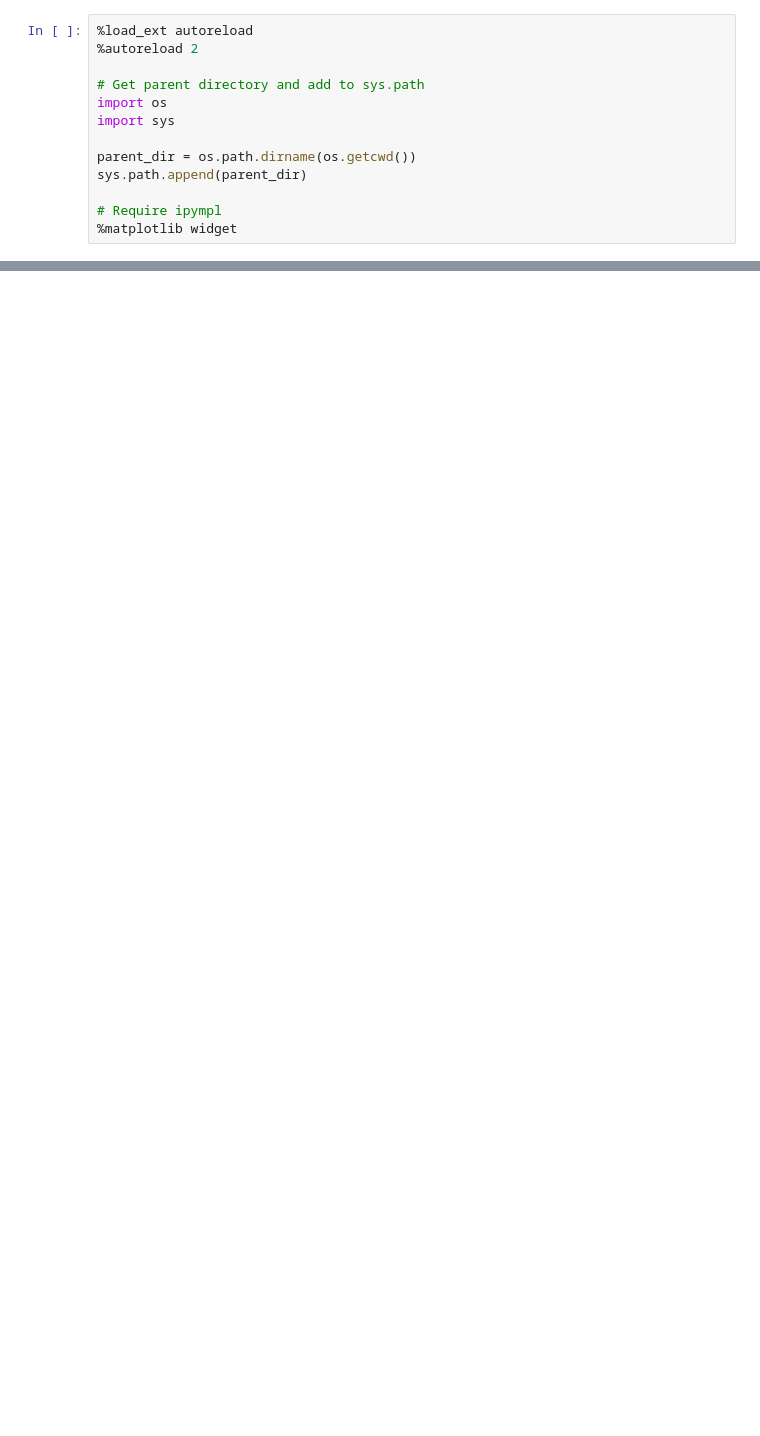
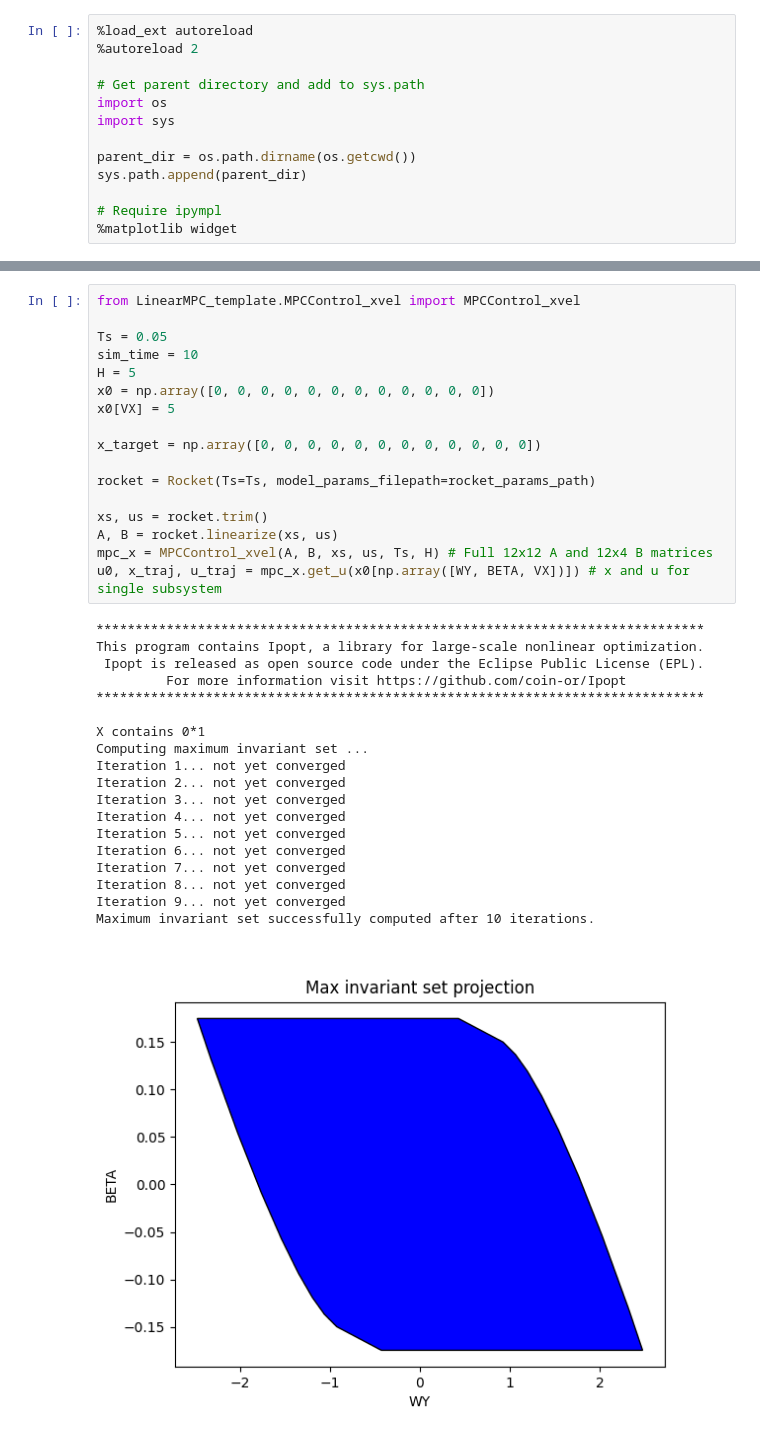
Before and after one commit to jverbois/Model-Predictive-Control-Project, a Jupyter notebook: Deliverable_3_1/Deliverable_3_1.ipynb, the cells around one changed output, grey strips where cells are left out. Drawn from its saved outputs; the diff is of its cells as text; blank space fills up the shorter version.

```diff
--- a/Deliverable_3_1/Deliverable_3_1.ipynb
+++ b/Deliverable_3_1/Deliverable_3_1.ipynb
@@ -20,3 +21,40 @@ from src.vel_rocket_vis import RocketVis
 
 rocket_obj_path = os.path.join(parent_dir, "Cartoon_rocket.obj")
 rocket_params_path = os.path.join(parent_dir, "rocket.yaml")
+# %%
+from LinearMPC_template.MPCControl_xvel import MPCControl_xvel
+
+Ts = 0.05
+sim_time = 10
+H = 5
+x0 = np.array([0, 0, 0, 0, 0, 0, 0, 0, 0, 0, 0, 0])
+x0[VX] = 5
+
+x_target = np.array([0, 0, 0, 0, 0, 0, 0, 0, 0, 0, 0, 0])
+
+rocket = Rocket(Ts=Ts, model_params_filepath=rocket_params_path)
+
+xs, us = rocket.trim()
+A, B = rocket.linearize(xs, us)
+mpc_x = MPCControl_xvel(A, B, xs, us, Ts, H) # Full 12x12 A and 12x4 B matrices
+u0, x_traj, u_traj = mpc_x.get_u(x0[np.array([WY, BETA, VX])]) # x and u for single subsystem
+# %% [output]
+******************************************************************************
+This program contains Ipopt, a library for large-scale nonlinear optimization.
+ Ipopt is released as open source code under the Eclipse Public License (EPL).
+         For more information visit https://github.com/coin-or/Ipopt
+******************************************************************************
+
+X contains 0*1
+Computing maximum invariant set ...
+Iteration 1... not yet converged
+Iteration 2... not yet converged
+Iteration 3... not yet converged
+Iteration 4... not yet converged
+Iteration 5... not yet converged
+Iteration 6... not yet converged
+Iteration 7... not yet converged
+Iteration 8... not yet converged
+Iteration 9... not yet converged
+Maximum invariant set successfully computed after 10 iterations.
+[figure, added]
```
Also changed, not shown: parts of 10 cells of this notebook, 8 other files.
